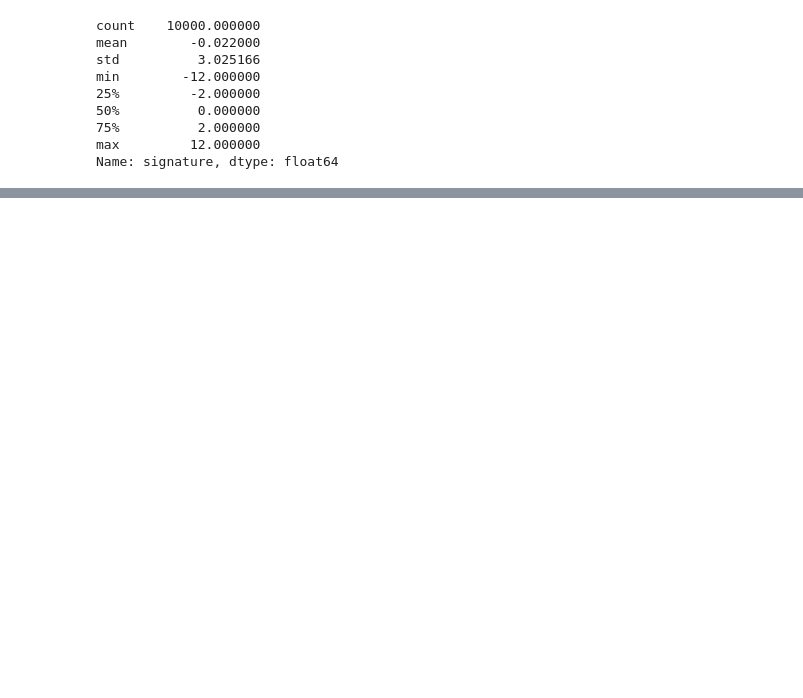
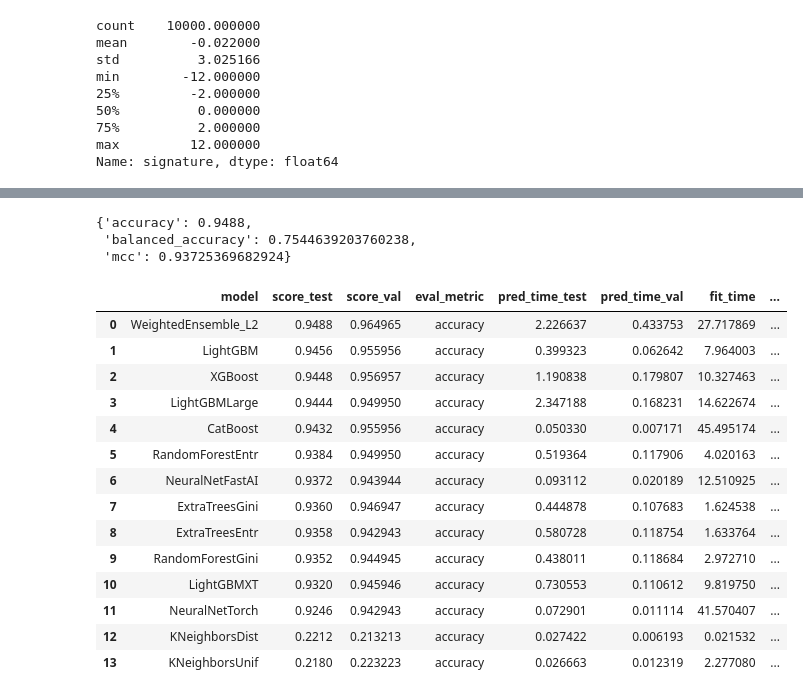
Before and after one commit to flyinacres/autogluon, a Jupyter notebook: autogluon-tabular.ipynb, the cells around one changed output, grey strips where cells are left out. Drawn from its saved outputs; the diff is of its cells as text; code cells hidden in the pictures; blank space fills up the shorter version.

```diff
--- a/autogluon-tabular.ipynb
+++ b/autogluon-tabular.ipynb
@@ -76,0 +85,24 @@ y_pred.head()
+# %%
+predictor.evaluate(test_data, silent=True)
+# %% [output]
+{'accuracy': 0.9488,
+ 'balanced_accuracy': 0.7544639203760238,
+ 'mcc': 0.93725369682924}
+# %%
+predictor.leaderboard(test_data)
+# %% [output]
+|  | model | score_test | score_val | eval_metric | pred_time_test | pred_time_val | fit_time | ... |
+| 0 | WeightedEnsemble_L2 | 0.9488 | 0.964965 | accuracy | 2.226637 | 0.433753 | 27.717869 | ... |
+| 1 | LightGBM | 0.9456 | 0.955956 | accuracy | 0.399323 | 0.062642 | 7.964003 | ... |
+| 2 | XGBoost | 0.9448 | 0.956957 | accuracy | 1.190838 | 0.179807 | 10.327463 | ... |
+| 3 | LightGBMLarge | 0.9444 | 0.949950 | accuracy | 2.347188 | 0.168231 | 14.622674 | ... |
+| 4 | CatBoost | 0.9432 | 0.955956 | accuracy | 0.050330 | 0.007171 | 45.495174 | ... |
+| 5 | RandomForestEntr | 0.9384 | 0.949950 | accuracy | 0.519364 | 0.117906 | 4.020163 | ... |
+| 6 | NeuralNetFastAI | 0.9372 | 0.943944 | accuracy | 0.093112 | 0.020189 | 12.510925 | ... |
+| 7 | ExtraTreesGini | 0.9360 | 0.946947 | accuracy | 0.444878 | 0.107683 | 1.624538 | ... |
+| 8 | ExtraTreesEntr | 0.9358 | 0.942943 | accuracy | 0.580728 | 0.118754 | 1.633764 | ... |
+| 9 | RandomForestGini | 0.9352 | 0.944945 | accuracy | 0.438011 | 0.118684 | 2.972710 | ... |
+| 10 | LightGBMXT | 0.9320 | 0.945946 | accuracy | 0.730553 | 0.110612 | 9.819750 | ... |
+| 11 | NeuralNetTorch | 0.9246 | 0.942943 | accuracy | 0.072901 | 0.011114 | 41.570407 | ... |
+| 12 | KNeighborsDist | 0.2212 | 0.213213 | accuracy | 0.027422 | 0.006193 | 0.021532 | ... |
+| 13 | KNeighborsUnif | 0.2180 | 0.223223 | accuracy | 0.026663 | 0.012319 | 2.277080 | ... |
```
Also changed, not shown: parts of 2 cells of this notebook.
